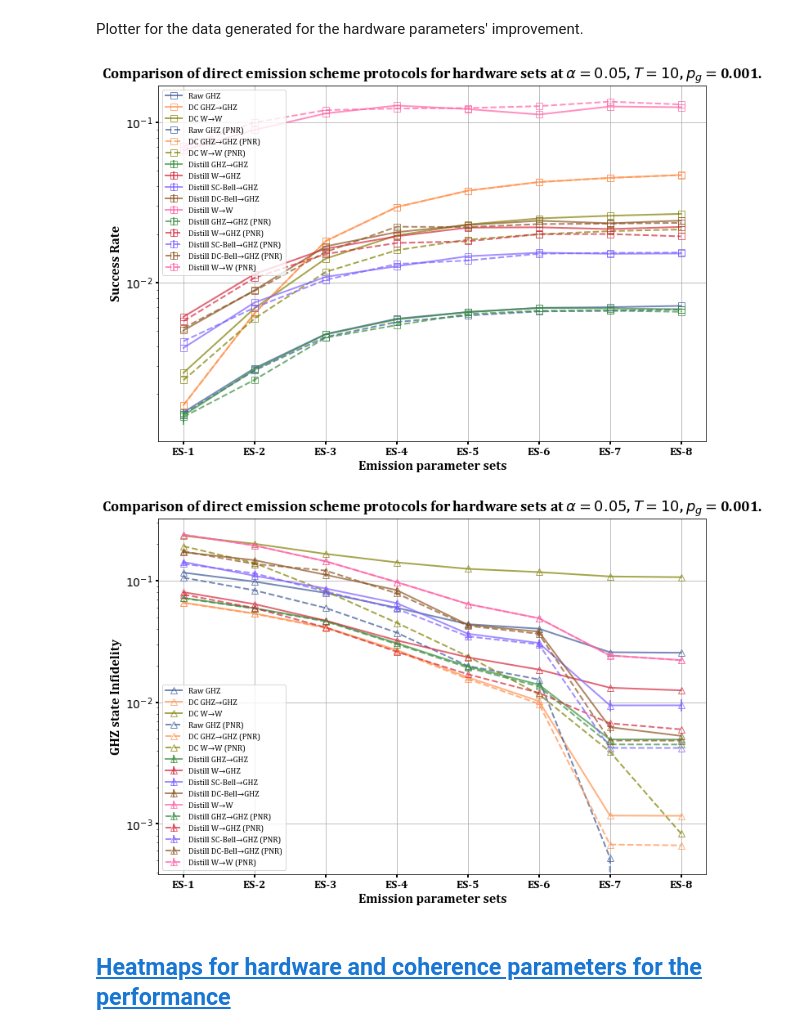
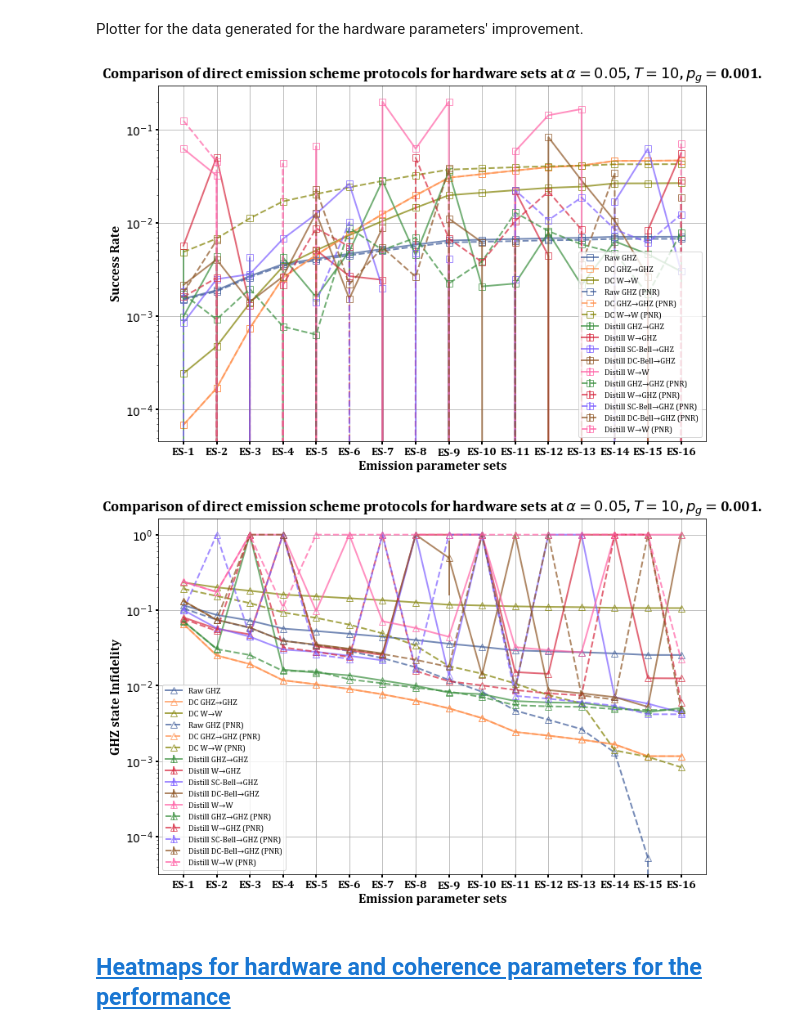
Before and after one commit to siddhantphy/emission_direct_scheme, a Jupyter notebook: results.ipynb, the cells around one changed output. Cells and saved outputs as stored; diff of their text form; code cells hidden in the pictures.

```diff
--- a/results.ipynb
+++ b/results.ipynb
@@ -40,15 +40,16 @@
 # Testing low amount of shots for quick calculations
 from circuit_simulation.circuit_simulator import QuantumCircuit
 
-shots = 1
+shots = 5
 
 coh_time = 10
 pg = 0.001
 
-# bell_pair_parameters = {"ent_prot":"double_click","F_prep":0.999,"p_DE":0.01,"mu":0.95,"lambda":1,"eta":0.4474,"alpha":0.05} # FP
+# bell_pair_parameters = {"ent_prot":"double_click","F_prep":0.999,"p_DE":0.01,"mu":0.95,"lambda":1,"eta":0.4474,"alpha":0.5} # FP
+# bell_pair_parameters = {"ent_prot":"double_click","F_prep":0.999,"p_DE":0.0,"mu":0.95,"lambda":1,"eta":0.4474,"alpha":0.5} # FP without p_DE
 bell_pair_parameters = {"ent_prot":"single_click","F_prep":1,"p_DE":0.0,"mu":1,"lambda":1,"eta":1,"alpha":0.05} # Noiseless
 
-qc = QuantumCircuit(0, p_g=pg, network_noise_type=101, only_GHZ=True, shots_emission_direct=shots, photon_number_resolution=True,
+qc = QuantumCircuit(0, p_g=pg, network_noise_type=107, only_GHZ=True, shots_emission_direct=shots, photon_number_resolution=True,
                     bell_pair_parameters=bell_pair_parameters, T2n_idle=coh_time, T1n_idle=coh_time,
                     T2n_link=coh_time, T1n_link=coh_time, T2e_idle=coh_time, T1e_idle=coh_time)
 # %% [output]
@@ -199,7 +205,7 @@ from datetime import datetime
 timestamp = datetime.now().strftime("%Y_%m_%d_%H_%M_%S")
 
 # Bright State parameter alpha
-alpha_range = np.arange(0.050, 0.525, 0.05)
+alpha_range = np.arange(0.0250, 0.525, 0.05)
 
 # Coherence times
 coh_time = 10 # Set-3
@@ -1061,17 +1067,25 @@ alpha = 0.05
 pg = 0.001
 
 # Shots
-shots = 1
+shots = 2
 
 # Bell-state parameters
-bell_pair_parameters_list = [{"ent_prot":"single_click","F_prep":0.999,"p_DE":0.01,"mu":0.95,"lambda":1,"eta":0.4474,"alpha":alpha},
-                             {"ent_prot":"single_click","F_prep":0.999,"p_DE":0.008,"mu":0.96,"lambda":1,"eta":0.62,"alpha":alpha},
-                             {"ent_prot":"single_click","F_prep":0.999,"p_DE":0.006,"mu":0.97,"lambda":1,"eta":0.8,"alpha":alpha},
-                             {"ent_prot":"single_click","F_prep":1,"p_DE":0.004,"mu":0.98,"lambda":1,"eta":0.9,"alpha":alpha},
-                             {"ent_prot":"single_click","F_prep":1,"p_DE":0.0025,"mu":0.99,"lambda":1,"eta":0.95,"alpha":alpha},
-                             {"ent_prot":"single_click","F_prep":1,"p_DE":0.001,"mu":0.99,"lambda":1,"eta":0.98,"alpha":alpha},
-                             {"ent_prot":"single_click","F_prep":1,"p_DE":0.0,"mu":1,"lambda":1,"eta":0.99,"alpha":alpha},
-                             {"ent_prot":"single_click","F_prep":1,"p_DE":0.0,"mu":1,"lambda":1,"eta":1,"alpha":alpha}]
+bell_pair_parameters_list = [{"ent_prot":"single_click","F_prep":0.999,"p_DE":0.01,"mu":0.95,"lambda":1,"eta":0.4474,"alpha":alpha}, # FP Emission-based from Modular architectures paper https://arxiv.org/abs/2408.02837
+                             {"ent_prot":"single_click","F_prep":0.999,"p_DE":0.0,"mu":0.96,"lambda":1,"eta":0.5,"alpha":alpha}, # Assuming no photon double excitation error, inline with the assumptions
+                             {"ent_prot":"single_click","F_prep":0.999,"p_DE":0.0,"mu":0.97,"lambda":1,"eta":0.6,"alpha":alpha}, # Further improvements thereon
+                             {"ent_prot":"single_click","F_prep":1,"p_DE":0.0,"mu":0.98,"lambda":1,"eta":0.7,"alpha":alpha},
+                             {"ent_prot":"single_click","F_prep":1,"p_DE":0.0,"mu":0.9825,"lambda":1,"eta":0.75,"alpha":alpha},
+                             {"ent_prot":"single_click","F_prep":1,"p_DE":0.0,"mu":0.985,"lambda":1,"eta":0.8,"alpha":alpha},
+                             {"ent_prot":"single_click","F_prep":1,"p_DE":0.0,"mu":0.9875,"lambda":1,"eta":0.85,"alpha":alpha},
+                             {"ent_prot":"single_click","F_prep":1,"p_DE":0.0,"mu":0.99,"lambda":1,"eta":0.9,"alpha":alpha},
+                             {"ent_prot":"single_click","F_prep":1,"p_DE":0.0,"mu":0.9925,"lambda":1,"eta":0.95,"alpha":alpha},
+                             {"ent_prot":"single_click","F_prep":1,"p_DE":0.0,"mu":0.995,"lambda":1,"eta":0.96,"alpha":alpha},
+                             {"ent_prot":"single_click","F_prep":1,"p_DE":0.0,"mu":0.9975,"lambda":1,"eta":0.97,"alpha":alpha},
+                             {"ent_prot":"single_click","F_prep":1,"p_DE":0.0,"mu":0.998,"lambda":1,"eta":0.98,"alpha":alpha},
+                             {"ent_prot":"single_click","F_prep":1,"p_DE":0.0,"mu":0.9985,"lambda":1,"eta":0.985,"alpha":alpha},
+                             {"ent_prot":"single_click","F_prep":1,"p_DE":0.0,"mu":0.999,"lambda":1,"eta":0.999,"alpha":alpha},
+                             {"ent_prot":"single_click","F_prep":1,"p_DE":0.0,"mu":1,"lambda":1,"eta":0.999,"alpha":alpha},
+                             {"ent_prot":"single_click","F_prep":1,"p_DE":0.0,"mu":1,"lambda":1,"eta":1,"alpha":alpha}] # Ideal - noiseless case
 
 new_set_hardware = {}
 
@@ -1323,7 +1355,7 @@ import re
 import numpy as np
 
 # Load the results from the JSON file
-hardware_parameters_data = rf"output_data\simulation_data\snellius_results\1_hardware_parameters\2025_06_30_15_13_27_data_hardware_parameters_improvement_success_rates_shots_2000_alpha_0.05_cohtime_10_pg_0.001.json"
+hardware_parameters_data = rf"output_data\simulation_data\2025_07_07_16_49_49_data_hardware_parameters_improvement_success_rates_shots_2_alpha_0.05_cohtime_10_pg_0.001.json"
 with open(hardware_parameters_data, "r") as json_file:
     results_dict = json.load(json_file)
 
@@ -1462,35 +1494,35 @@ ax_2.errorbar(pnr_x_positions, pnr_w_to_GHZ_distilled_state_inf, yerr=[np.std(1-
 ax_2.plot(pnr_x_positions, pnr_w_to_GHZ_dc_state_inf, marker='^', color='#808000', label='DC W→W (PNR)', linestyle='--', linewidth=2, markersize=8, markerfacecolor='none', alpha=0.7)  # Olive
 
 # Enable grid
 ax_2.grid(True)
 
 # Set y-axis to log scale
 # ax_2.set_xscale('log')
 ax_2.set_yscale('log')
 
 # Set bold axis ticks and labels
 ax_2.set_xticks(x_positions)
 ax_2.set_xticklabels([f'ES-{i+1}' for i in x_positions], fontsize=12, fontweight='bold', fontdict={'family': 'Cambria'})
 ax_2.tick_params(axis='both', which='major', labelsize=14, labelcolor='black', width=2)
 ax_2.set_xlabel(r'Emission parameter sets', fontsize=16, fontweight='bold', fontdict={'family': 'Cambria'})
 ax_2.set_ylabel('GHZ state Infidelity', fontsize=16, fontweight='bold', fontdict={'family': 'Cambria'})
 
 # Set title and legend
 ax_2.set_title(
     rf'Comparison of direct emission scheme protocols for hardware sets at $\alpha={alpha_str}$, $T={coh_time_str}$, $p_g=${pg_str}',
     fontsize=18, fontweight='bold', fontdict={'family': 'Cambria'}
 )
 ax_2.legend(fontsize=16, prop={'family': 'Cambria'})  # Increased fontsize
 
 # Show the plot
 plt.show()
 
 # Save the plots as PDFs
 fig.savefig(hardware_parameters_data.replace(".json", "_plot_success_rates.pdf").replace("simulation_data","figures"), dpi=300, bbox_inches='tight')
 fig_2.savefig(hardware_parameters_data.replace(".json", "_plot_infidelity.pdf").replace("simulation_data","figures"), dpi=300, bbox_inches='tight')
 # %% [output]
-[figure, old version]
+[figure, new version]
-[figure, old version]
+[figure, new version]
 # %% [markdown]
 ## <a id='toc4_5_'></a>[Heatmaps for hardware and coherence parameters for the performance](#toc0_)
 # %% [markdown]
```
Also changed, not shown: parts of 2 cells of this notebook, 20 other files.
